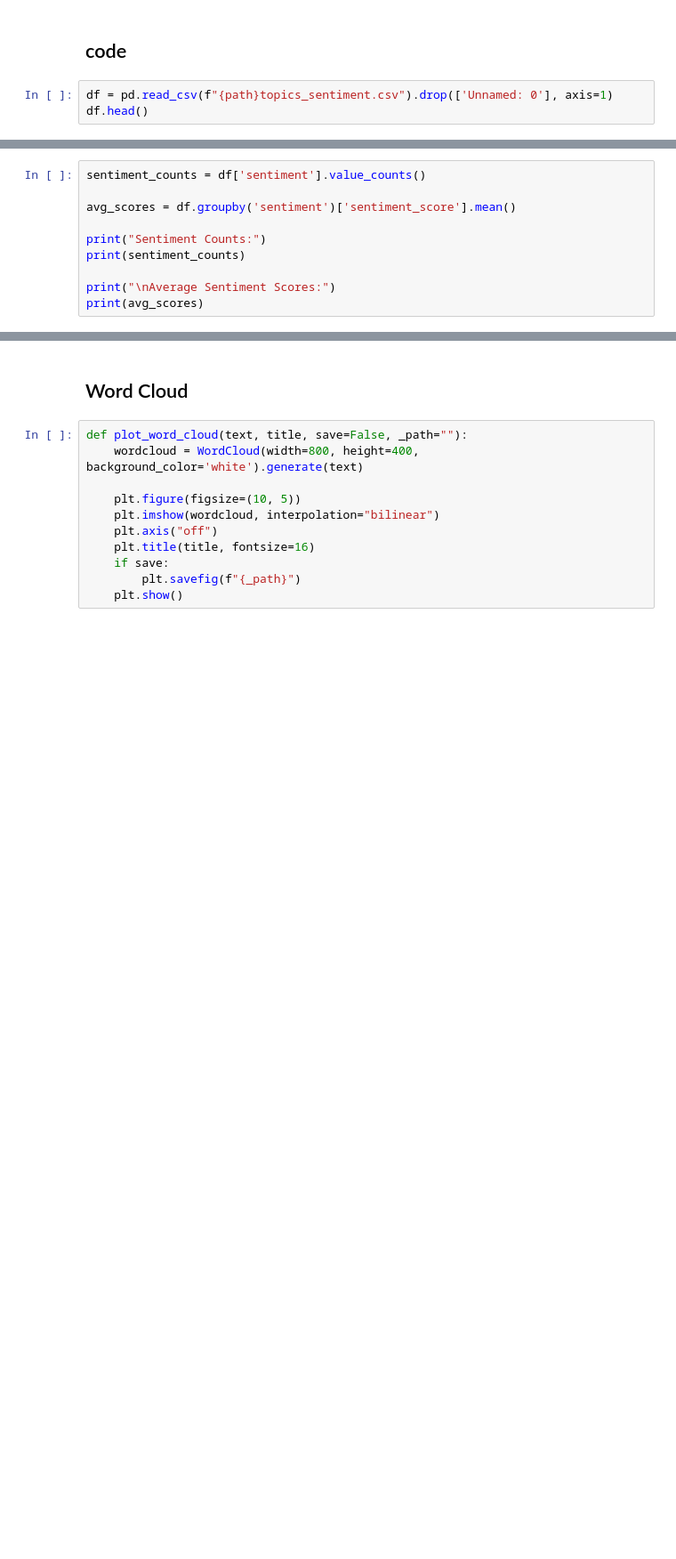
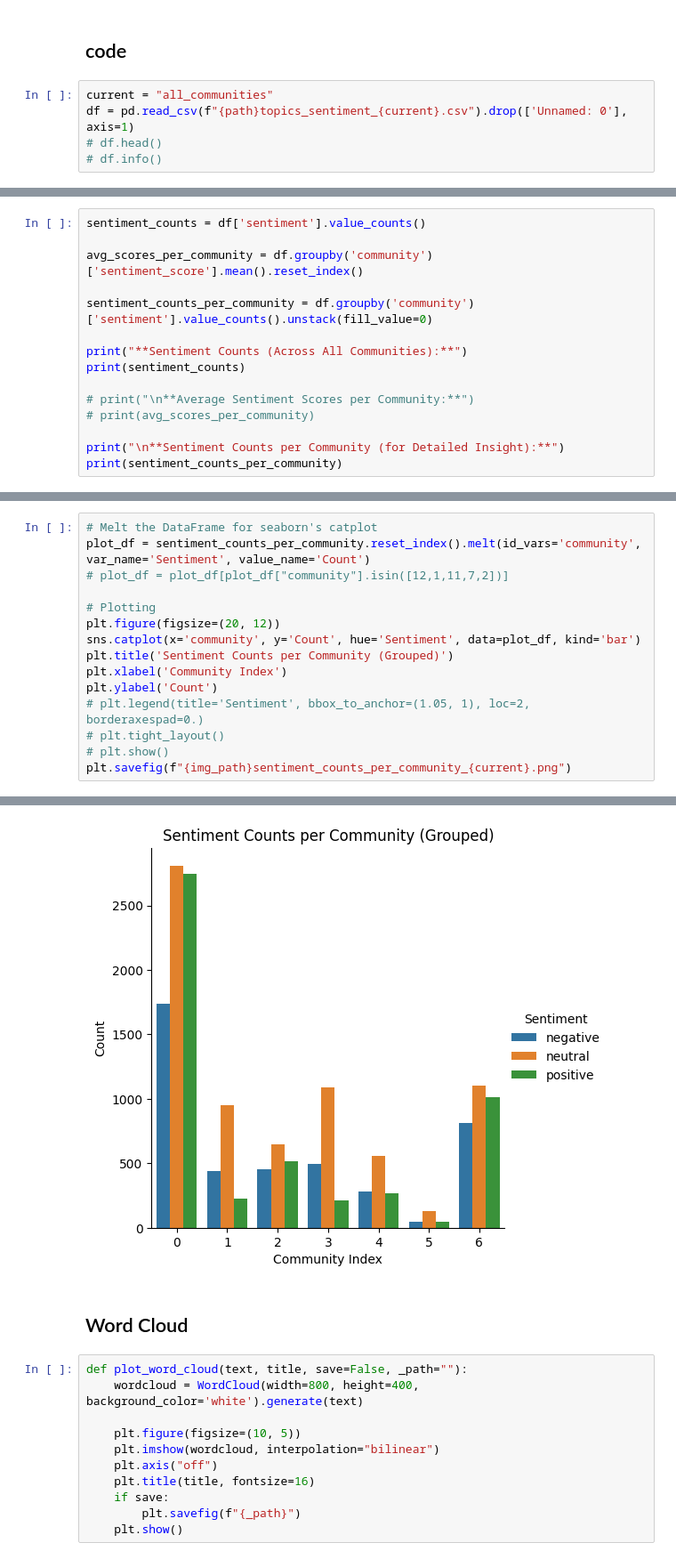
Before and after one commit to ThiiagoAC7/crawling_youtube, a Jupyter notebook: notebooks/analysis.ipynb, the cells around one changed output, grey strips where cells are left out. Shown: that part at 89% size. Saved outputs shown, nothing was run; the diff lists cells and outputs as text; blank space fills up the shorter version.

```diff
--- a/notebooks/analysis.ipynb
+++ b/notebooks/analysis.ipynb
@@ -44,5 +12,7 @@ graph
 # %% [markdown]
 ## code
 # %%
-df = pd.read_csv(f"{path}topics_sentiment.csv").drop(['Unnamed: 0'], axis=1)
-df.head()
+current = "all_communities"
+df = pd.read_csv(f"{path}topics_sentiment_{current}.csv").drop(['Unnamed: 0'], axis=1)
+# df.head()
+# df.info()
@@ -56,11 +19,16 @@ df.head()
 # %%
 sentiment_counts = df['sentiment'].value_counts()
 
-avg_scores = df.groupby('sentiment')['sentiment_score'].mean()
+avg_scores_per_community = df.groupby('community')['sentiment_score'].mean().reset_index()
 
-print("Sentiment Counts:")
+sentiment_counts_per_community = df.groupby('community')['sentiment'].value_counts().unstack(fill_value=0)
+
+print("**Sentiment Counts (Across All Communities):**")
 print(sentiment_counts)
 
-print("\nAverage Sentiment Scores:")
-print(avg_scores)
+# print("\n**Average Sentiment Scores per Community:**")
+# print(avg_scores_per_community)
+
+print("\n**Sentiment Counts per Community (for Detailed Insight):**")
+print(sentiment_counts_per_community)
 # %% [output]
@@ -79,0 +52,16 @@ Name: sentiment_score, dtype: float64
+# %%
+# Melt the DataFrame for seaborn's catplot
+plot_df = sentiment_counts_per_community.reset_index().melt(id_vars='community', var_name='Sentiment', value_name='Count')
+# plot_df = plot_df[plot_df["community"].isin([12,1,11,7,2])]
+
+# Plotting
+plt.figure(figsize=(20, 12))
+sns.catplot(x='community', y='Count', hue='Sentiment', data=plot_df, kind='bar')
+plt.title('Sentiment Counts per Community (Grouped)')
+plt.xlabel('Community Index')
+plt.ylabel('Count')
+# plt.legend(title='Sentiment', bbox_to_anchor=(1.05, 1), loc=2, borderaxespad=0.)
+# plt.tight_layout()
+# plt.show()
+plt.savefig(f"{img_path}sentiment_counts_per_community_{current}.png")
+# %% [output]
@@ -80,3 +69,4 @@ Name: sentiment_score, dtype: float64
+[figure, added]
 # %% [markdown]
 ## Word Cloud
 # %%
```
Also changed, not shown: parts of 18 cells of this notebook, 13 other files.
